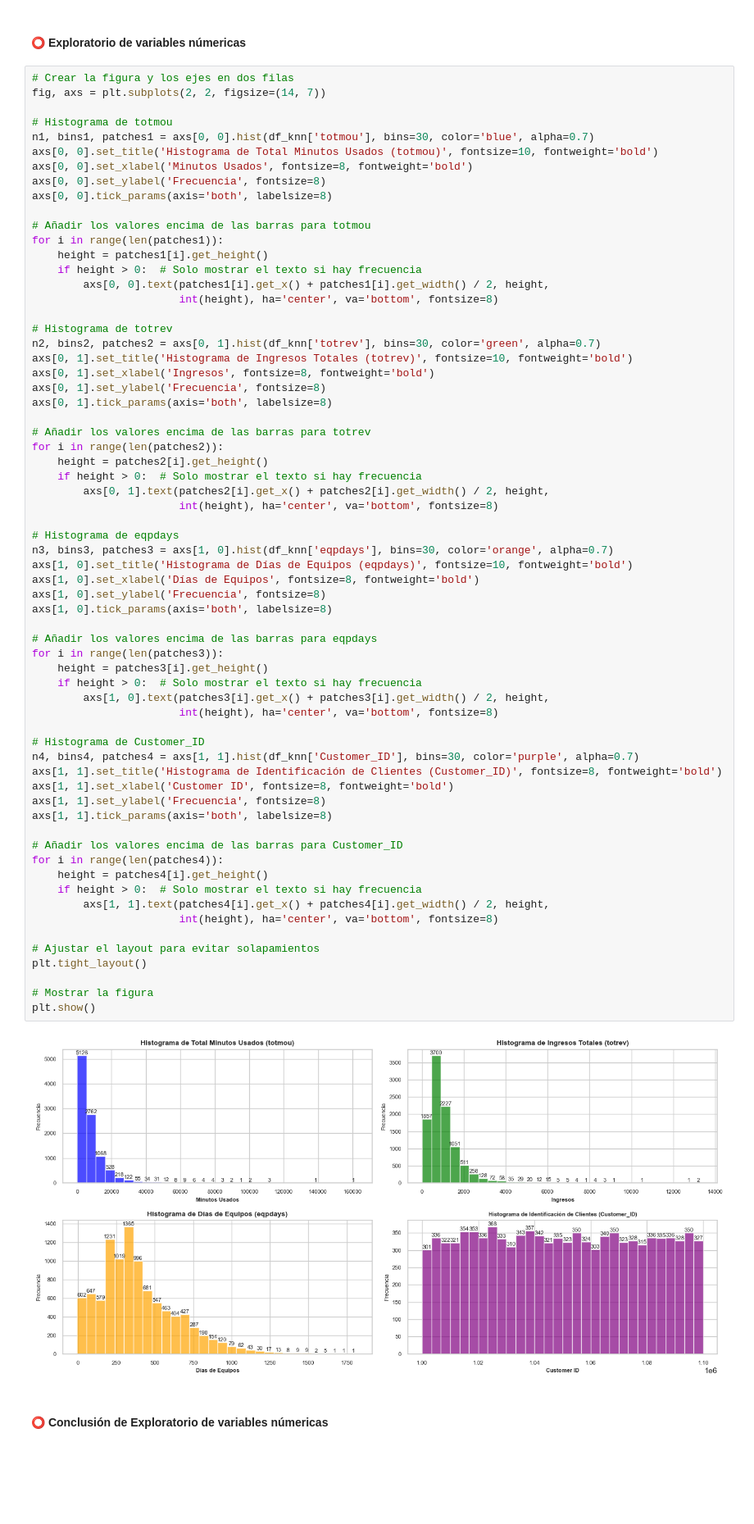
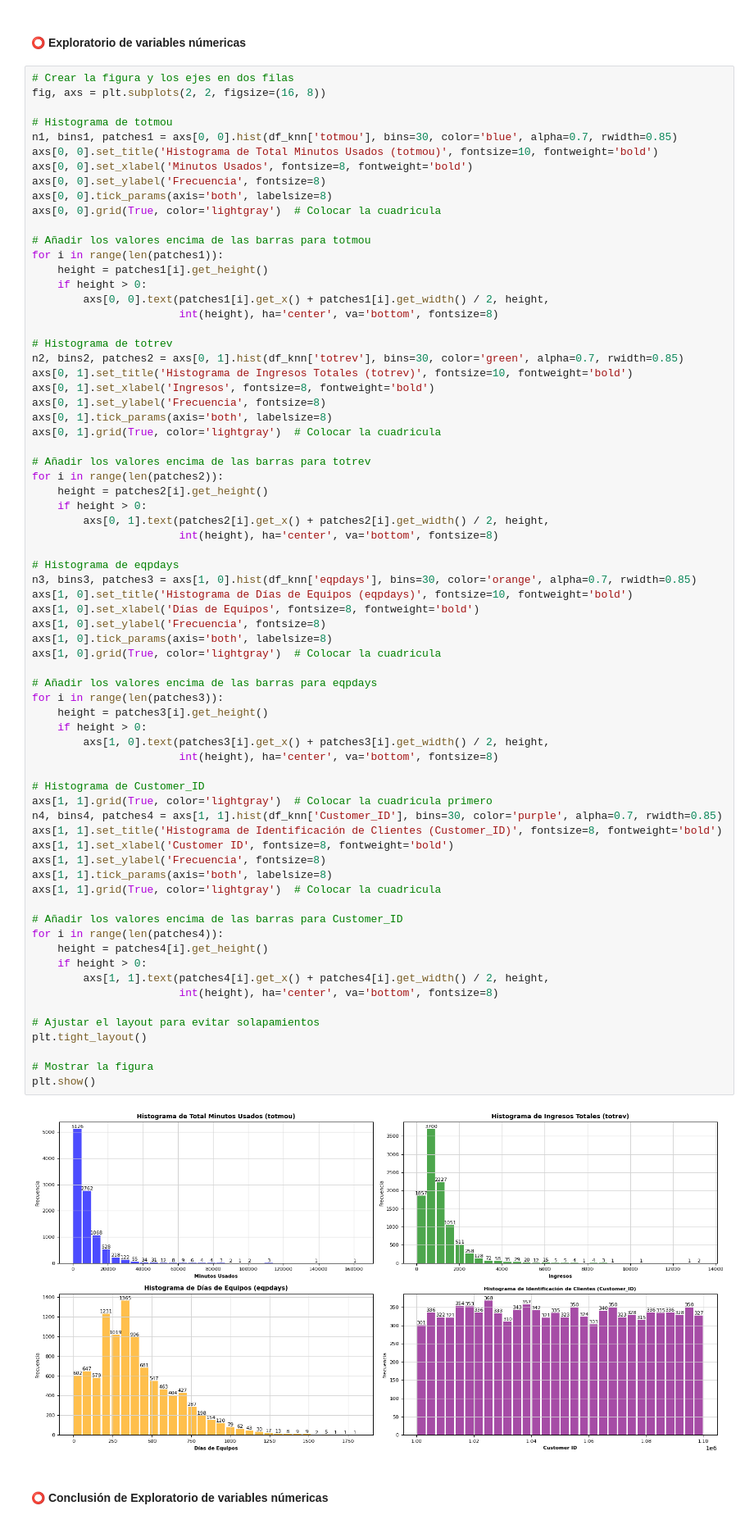
Before and after one commit to Jiliar/machine-learning-specialization, a Jupyter notebook: machine_learning/Cuadernos/Relación Minutos.ipynb, the cells around one changed output. Shown at 82% size. Drawn from its saved outputs; the diff is of its cells as text; blank space fills up the shorter version.

```diff
--- a/machine_learning/Cuadernos/Relación Minutos.ipynb
+++ b/machine_learning/Cuadernos/Relación Minutos.ipynb
@@ -405,70 +402,75 @@ La metodología del cuadro se centra en la fase exploratoria del análisis de da
 #### **⭕️ Exploratorio de variables númericas**
 # %%
 # Crear la figura y los ejes en dos filas
-fig, axs = plt.subplots(2, 2, figsize=(14, 7))
+fig, axs = plt.subplots(2, 2, figsize=(16, 8))
 
 # Histograma de totmou
-n1, bins1, patches1 = axs[0, 0].hist(df_knn['totmou'], bins=30, color='blue', alpha=0.7)
+n1, bins1, patches1 = axs[0, 0].hist(df_knn['totmou'], bins=30, color='blue', alpha=0.7, rwidth=0.85)
 axs[0, 0].set_title('Histograma de Total Minutos Usados (totmou)', fontsize=10, fontweight='bold')
 axs[0, 0].set_xlabel('Minutos Usados', fontsize=8, fontweight='bold')
 axs[0, 0].set_ylabel('Frecuencia', fontsize=8)
 axs[0, 0].tick_params(axis='both', labelsize=8)
+axs[0, 0].grid(True, color='lightgray')  # Colocar la cuadricula
 
 # Añadir los valores encima de las barras para totmou
 for i in range(len(patches1)):
     height = patches1[i].get_height()
-    if height > 0:  # Solo mostrar el texto si hay frecuencia
+    if height > 0:
         axs[0, 0].text(patches1[i].get_x() + patches1[i].get_width() / 2, height,
                        int(height), ha='center', va='bottom', fontsize=8)
 
 # Histograma de totrev
-n2, bins2, patches2 = axs[0, 1].hist(df_knn['totrev'], bins=30, color='green', alpha=0.7)
+n2, bins2, patches2 = axs[0, 1].hist(df_knn['totrev'], bins=30, color='green', alpha=0.7, rwidth=0.85)
 axs[0, 1].set_title('Histograma de Ingresos Totales (totrev)', fontsize=10, fontweight='bold')
 axs[0, 1].set_xlabel('Ingresos', fontsize=8, fontweight='bold')
 axs[0, 1].set_ylabel('Frecuencia', fontsize=8)
 axs[0, 1].tick_params(axis='both', labelsize=8)
+axs[0, 1].grid(True, color='lightgray')  # Colocar la cuadricula
 
 # Añadir los valores encima de las barras para totrev
 for i in range(len(patches2)):
     height = patches2[i].get_height()
-    if height > 0:  # Solo mostrar el texto si hay frecuencia
+    if height > 0:
         axs[0, 1].text(patches2[i].get_x() + patches2[i].get_width() / 2, height,
                        int(height), ha='center', va='bottom', fontsize=8)
 
 # Histograma de eqpdays
-n3, bins3, patches3 = axs[1, 0].hist(df_knn['eqpdays'], bins=30, color='orange', alpha=0.7)
+n3, bins3, patches3 = axs[1, 0].hist(df_knn['eqpdays'], bins=30, color='orange', alpha=0.7, rwidth=0.85)
 axs[1, 0].set_title('Histograma de Días de Equipos (eqpdays)', fontsize=10, fontweight='bold')
 axs[1, 0].set_xlabel('Días de Equipos', fontsize=8, fontweight='bold')
 axs[1, 0].set_ylabel('Frecuencia', fontsize=8)
 axs[1, 0].tick_params(axis='both', labelsize=8)
+axs[1, 0].grid(True, color='lightgray')  # Colocar la cuadricula
 
 # Añadir los valores encima de las barras para eqpdays
 for i in range(len(patches3)):
     height = patches3[i].get_height()
-    if height > 0:  # Solo mostrar el texto si hay frecuencia
+    if height > 0:
         axs[1, 0].text(patches3[i].get_x() + patches3[i].get_width() / 2, height,
                        int(height), ha='center', va='bottom', fontsize=8)
 
 # Histograma de Customer_ID
-n4, bins4, patches4 = axs[1, 1].hist(df_knn['Customer_ID'], bins=30, color='purple', alpha=0.7)
+axs[1, 1].grid(True, color='lightgray')  # Colocar la cuadricula primero
+n4, bins4, patches4 = axs[1, 1].hist(df_knn['Customer_ID'], bins=30, color='purple', alpha=0.7, rwidth=0.85)
 axs[1, 1].set_title('Histograma de Identificación de Clientes (Customer_ID)', fontsize=8, fontweight='bold')
 axs[1, 1].set_xlabel('Customer ID', fontsize=8, fontweight='bold')
 axs[1, 1].set_ylabel('Frecuencia', fontsize=8)
 axs[1, 1].tick_params(axis='both', labelsize=8)
+axs[1, 1].grid(True, color='lightgray')  # Colocar la cuadricula
 
 # Añadir los valores encima de las barras para Customer_ID
 for i in range(len(patches4)):
     height = patches4[i].get_height()
-    if height > 0:  # Solo mostrar el texto si hay frecuencia
+    if height > 0:
         axs[1, 1].text(patches4[i].get_x() + patches4[i].get_width() / 2, height,
                        int(height), ha='center', va='bottom', fontsize=8)
 
 # Ajustar el layout para evitar solapamientos
 plt.tight_layout()
 
 # Mostrar la figura
 plt.show()
 # %% [output]
-[figure, old version]
+[figure, new version]
 # %% [markdown]
 #### **⭕️ Conclusión de Exploratorio de variables númericas**
```
Also changed, not shown: parts of 17 cells of this notebook.
